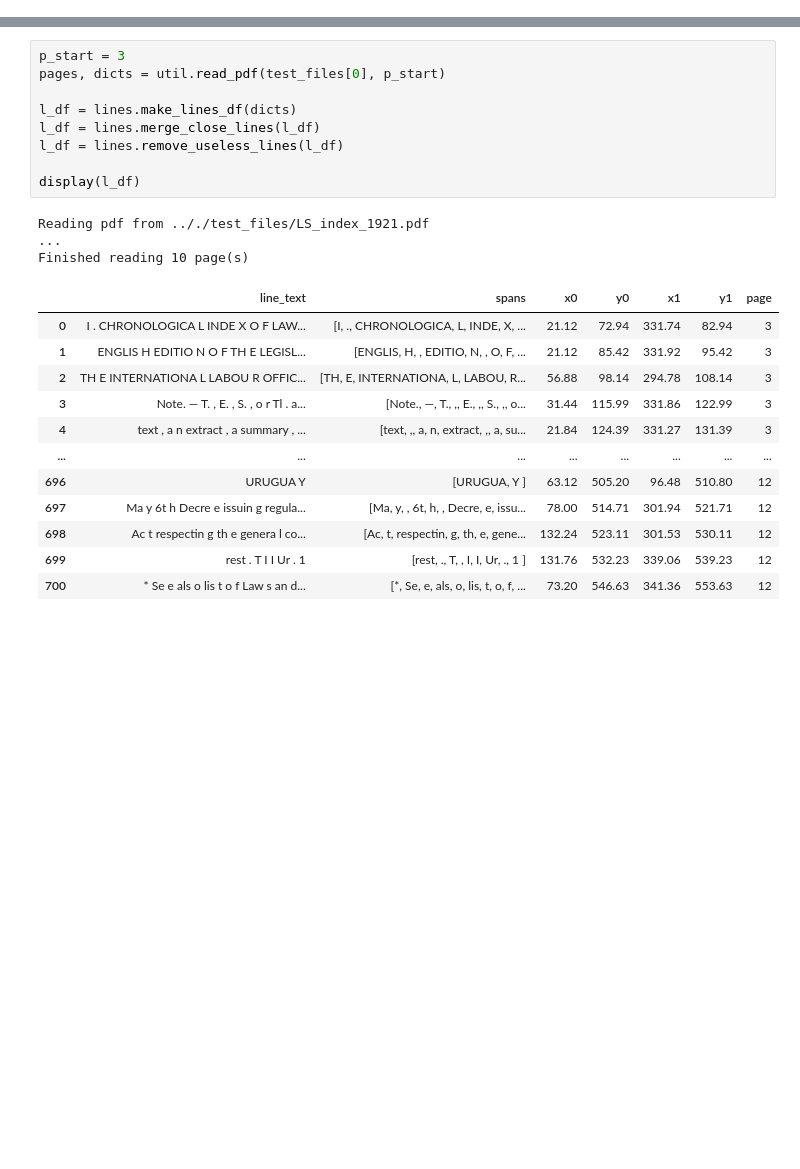
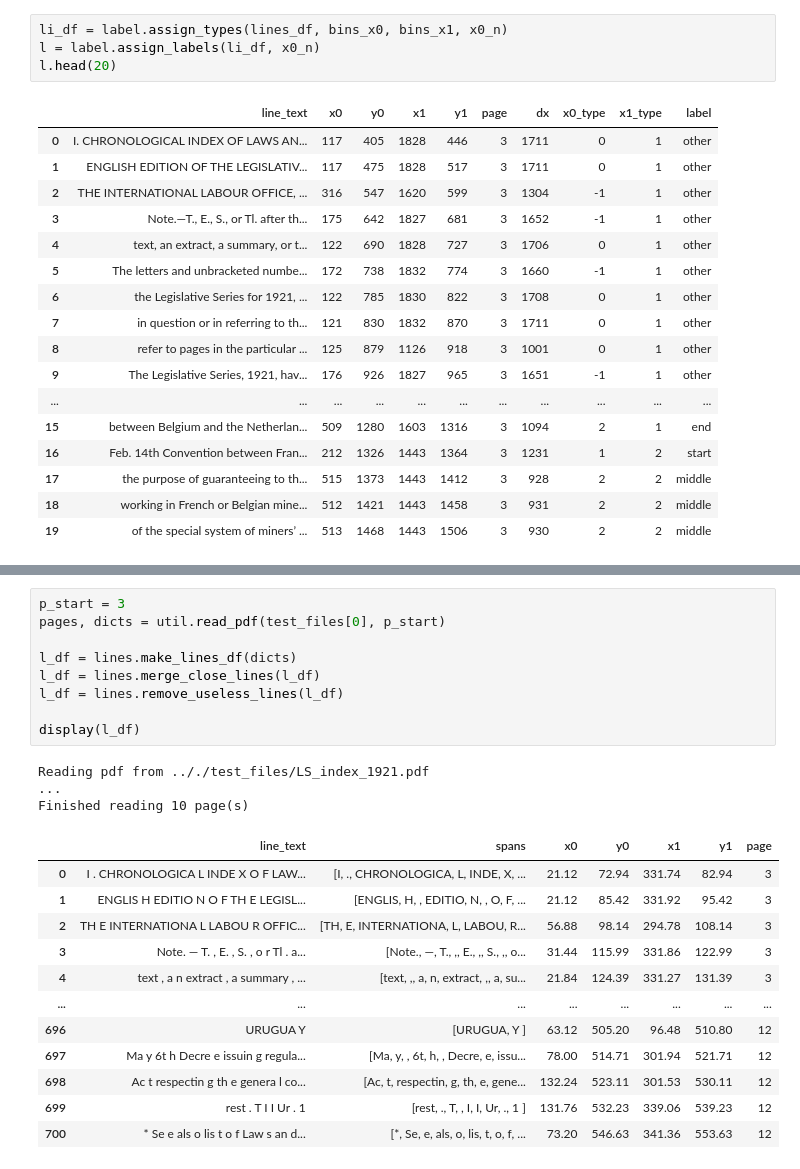
Before and after one commit to jeusa/indexex, a Jupyter notebook: code/index_extraction.ipynb, the cells around one changed output, grey strips where cells are left out. Cells and saved outputs as stored; diff of their text form; blank space fills up the shorter version.

```diff
--- a/code/index_extraction.ipynb
+++ b/code/index_extraction.ipynb
@@ -37,0 +102,22 @@ test_files
+# %%
+li_df = label.assign_types(lines_df, bins_x0, bins_x1, x0_n)
+l = label.assign_labels(li_df, x0_n)
+l.head(20)
+# %% [output]
+|  | line_text | x0 | y0 | x1 | y1 | page | dx | x0_type | x1_type | label |
+| 0 | I. CHRONOLOGICAL INDEX OF LAWS AN... | 117 | 405 | 1828 | 446 | 3 | 1711 | 0 | 1 | other |
+| 1 | ENGLISH EDITION OF THE LEGISLATIV... | 117 | 475 | 1828 | 517 | 3 | 1711 | 0 | 1 | other |
+| 2 | THE INTERNATIONAL LABOUR OFFICE, ... | 316 | 547 | 1620 | 599 | 3 | 1304 | -1 | 1 | other |
+| 3 | Note.—T., E., S., or Tl. after th... | 175 | 642 | 1827 | 681 | 3 | 1652 | -1 | 1 | other |
+| 4 | text, an extract, a summary, or t... | 122 | 690 | 1828 | 727 | 3 | 1706 | 0 | 1 | other |
+| 5 | The letters and unbracketed numbe... | 172 | 738 | 1832 | 774 | 3 | 1660 | -1 | 1 | other |
+| 6 | the Legislative Series for 1921, ... | 122 | 785 | 1830 | 822 | 3 | 1708 | 0 | 1 | other |
+| 7 | in question or in referring to th... | 121 | 830 | 1832 | 870 | 3 | 1711 | 0 | 1 | other |
+| 8 | refer to pages in the particular ... | 125 | 879 | 1126 | 918 | 3 | 1001 | 0 | 1 | other |
+| 9 | The Legislative Series, 1921, hav... | 176 | 926 | 1827 | 965 | 3 | 1651 | -1 | 1 | other |
+| ... | ... | ... | ... | ... | ... | ... | ... | ... | ... | ... |
+| 15 | between Belgium and the Netherlan... | 509 | 1280 | 1603 | 1316 | 3 | 1094 | 2 | 1 | end |
+| 16 | Feb. 14th Convention between Fran... | 212 | 1326 | 1443 | 1364 | 3 | 1231 | 1 | 2 | start |
+| 17 | the purpose of guaranteeing to th... | 515 | 1373 | 1443 | 1412 | 3 | 928 | 2 | 2 | middle |
+| 18 | working in French or Belgian mine... | 512 | 1421 | 1443 | 1458 | 3 | 931 | 2 | 2 | middle |
+| 19 | of the special system of miners’ ... | 513 | 1468 | 1443 | 1506 | 3 | 930 | 2 | 2 | middle |
```
Also changed, not shown: parts of 33 cells of this notebook, 4 other files.
